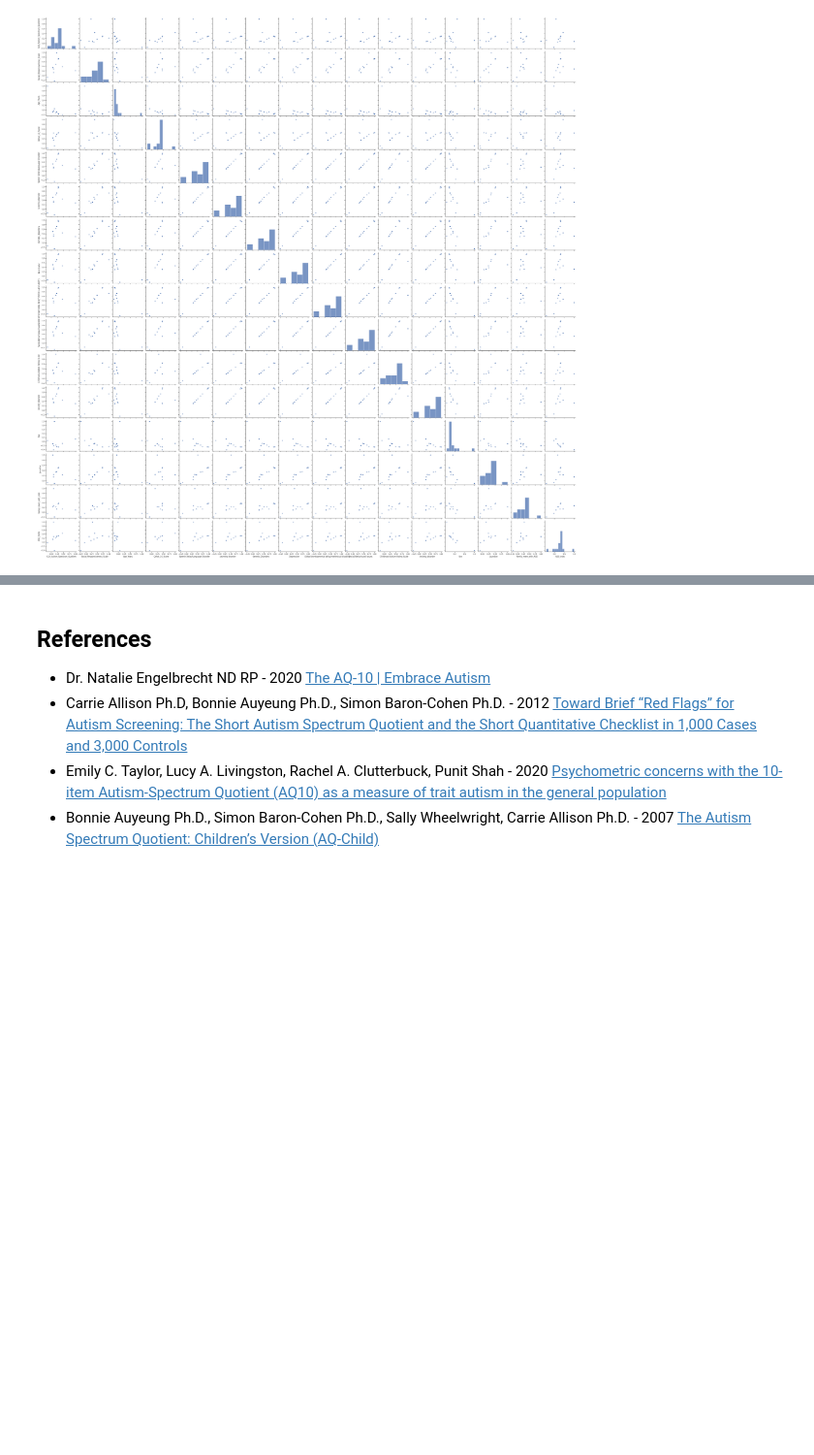
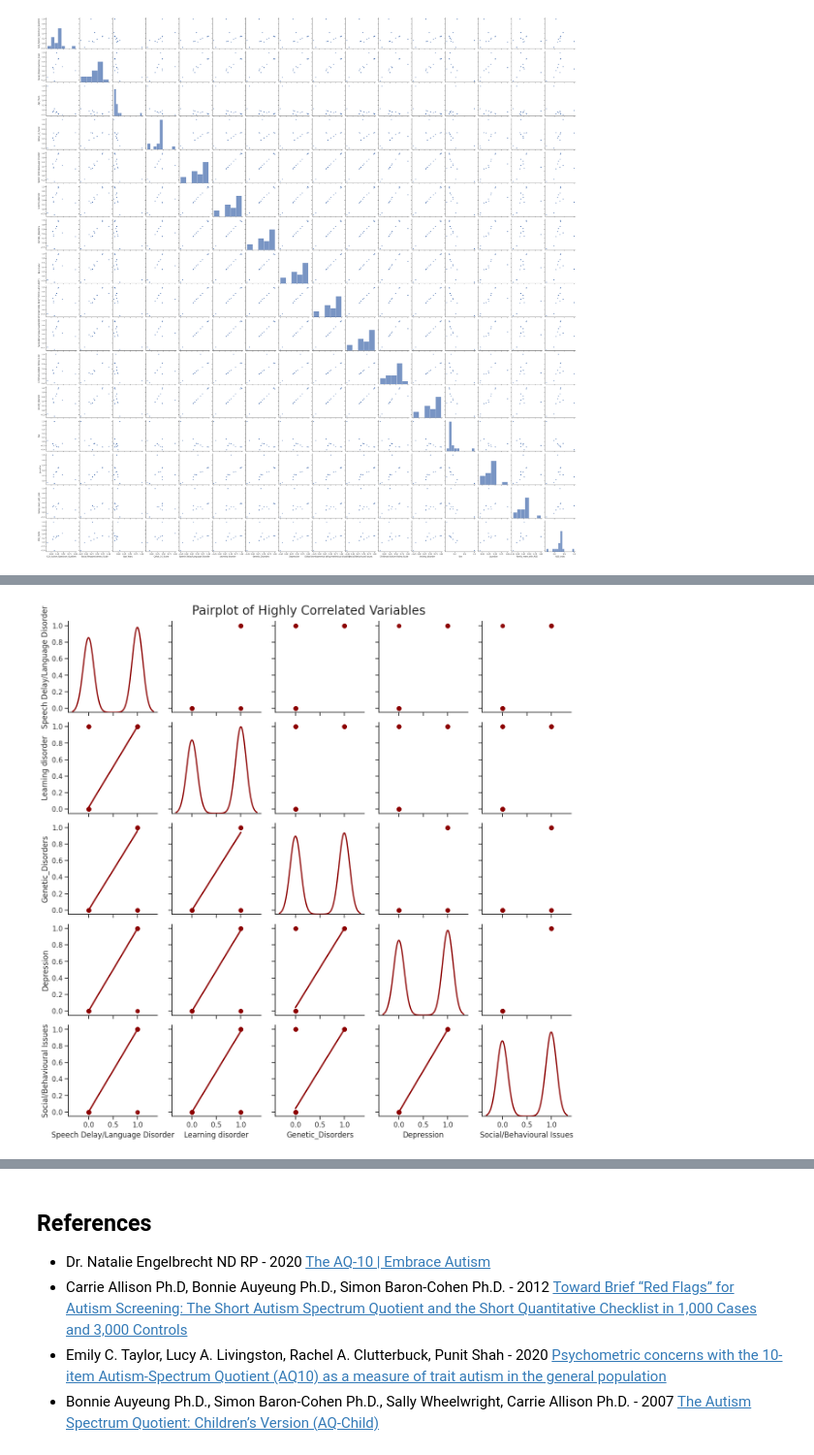
Before and after one commit to clawall/siads-593, a Jupyter notebook: notebooks/01_kaggle_asd_children_traits_analysis.ipynb, the cells around one changed output, grey strips where cells are left out. Shown at 97% size. Cells and saved outputs as stored; diff of their text form; code cells hidden in the pictures; blank space fills up the shorter version.

```diff
--- a/notebooks/01_kaggle_asd_children_traits_analysis.ipynb
+++ b/notebooks/01_kaggle_asd_children_traits_analysis.ipynb
@@ -343,0 +363,19 @@ plt.show()
+# %%
+# Create a pairgrid object
+grid = sns.PairGrid(data=df_subset)
+
+# Map a scatter plot to the upper triangle
+grid = grid.map_upper(plt.scatter, color='darkred', alpha=0.6)
+
+# Map a KDE plot to the diagonal
+grid = grid.map_diag(sns.kdeplot, color='darkred', lw=2)
+
+# Map a line of best fit and histogram to the lower triangle
+grid = grid.map_lower(sns.regplot, color='darkred', scatter_kws={'alpha': 0.6})
+
+# Title for the entire plot
+plt.subplots_adjust(top=0.95)
+grid.fig.suptitle('Pairplot of Highly Correlated Variables', fontsize=20)
+plt.show()
+# %% [output]
+[figure, added]
```
Also changed, not shown: parts of 6 cells of this notebook.
